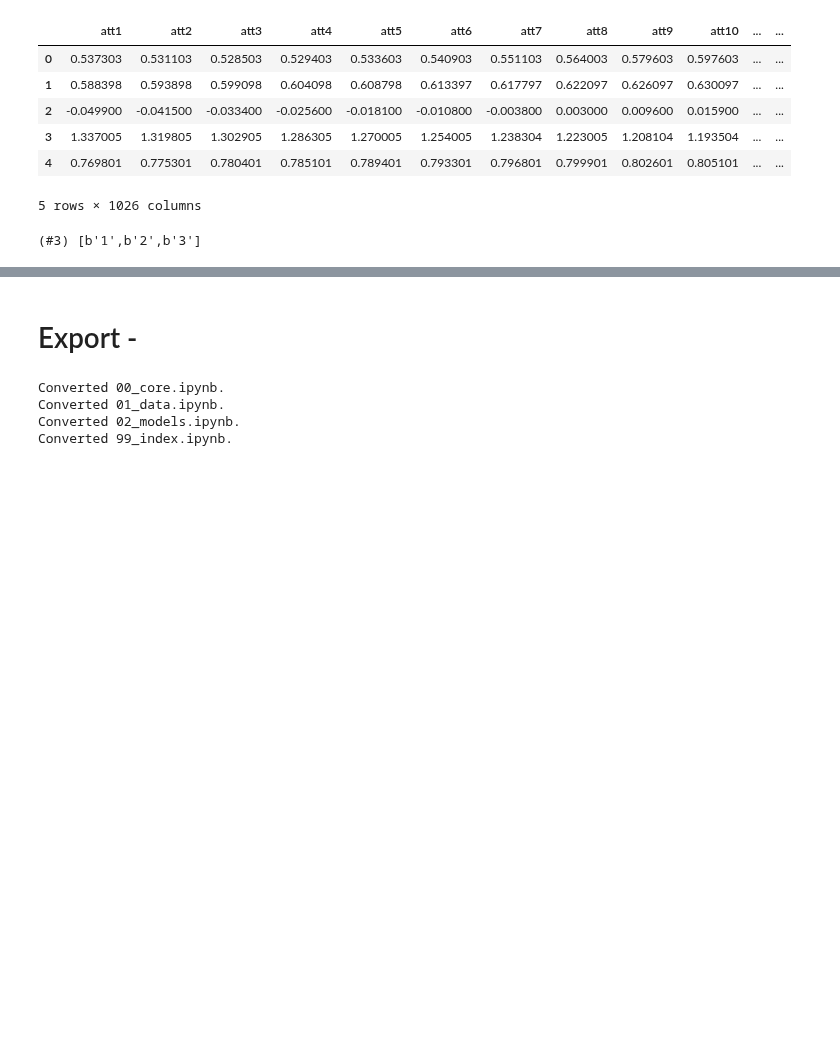
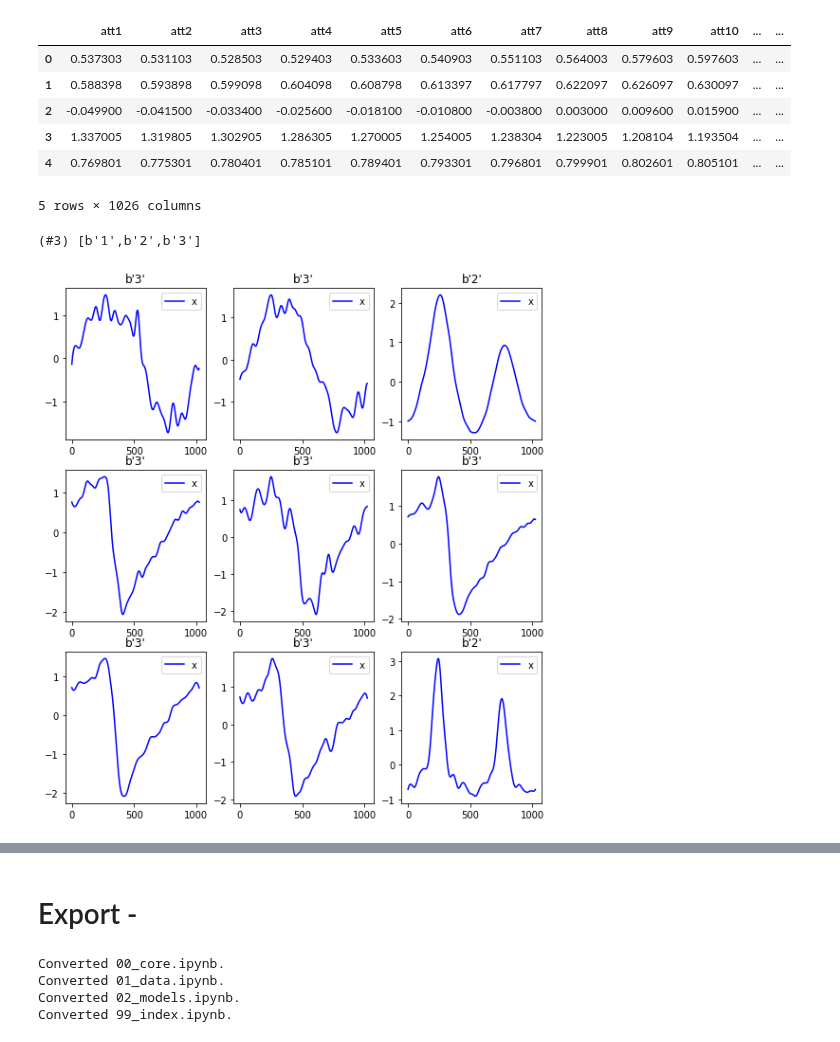
Before and after one commit to tcapelle/timeseries_fastai, a Jupyter notebook: nbs/99_index.ipynb, the cells around one changed output, grey strips where cells are left out. Cells and saved outputs as stored; diff of their text form; code cells hidden in the pictures; blank space fills up the shorter version.

Commit message:
show_batch on 99

```diff
--- a/nbs/99_index.ipynb
+++ b/nbs/99_index.ipynb
@@ -73,6 +74,10 @@ dls = TSDataLoaders.from_df(df, x_cols=x_cols, label_col='target', valid_col='va
 dls.vocab
 # %% [output]
 (#3) [b'1',b'2',b'3']
+# %%
+dls.show_batch()
+# %% [output]
+[figure, added]
 # %%
 inception = create_inception(1, len(dls.vocab))
 # %%
```
Also changed, not shown: parts of 4 cells of this notebook, 4 other files.
